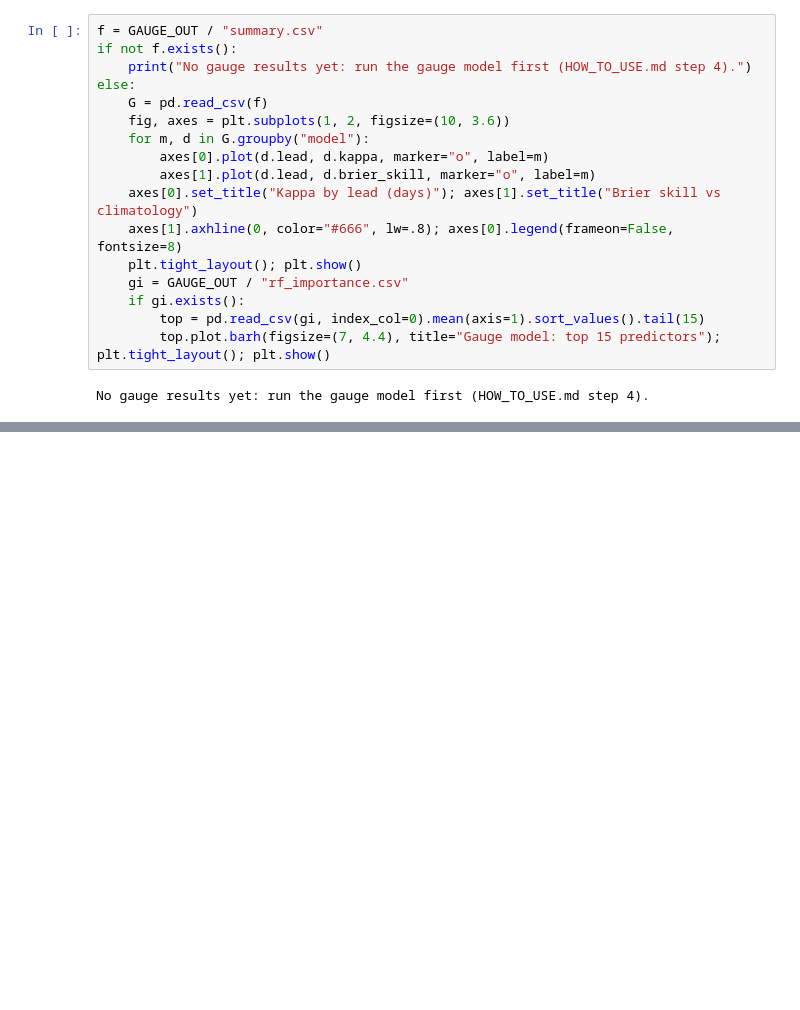
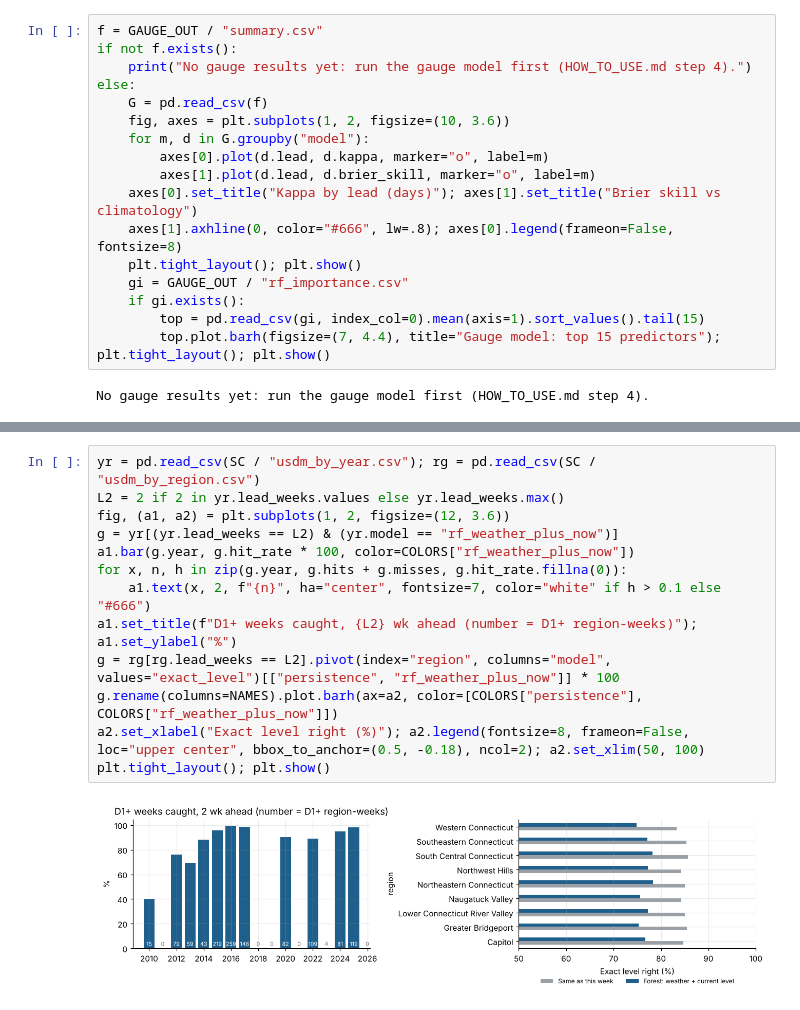
Before and after one commit to wchoo30/YPI-test, a Jupyter notebook: drought_rf/results.ipynb, the cells around one changed output, grey strips where cells are left out. Cells and saved outputs as stored; diff of their text form; blank space fills up the shorter version.

```diff
--- a/drought_rf/results.ipynb
+++ b/drought_rf/results.ipynb
@@ -158,0 +228,15 @@ No gauge results yet: run the gauge model first (HOW_TO_USE.md step 4).
+# %%
+yr = pd.read_csv(SC / "usdm_by_year.csv"); rg = pd.read_csv(SC / "usdm_by_region.csv")
+L2 = 2 if 2 in yr.lead_weeks.values else yr.lead_weeks.max()
+fig, (a1, a2) = plt.subplots(1, 2, figsize=(12, 3.6))
+g = yr[(yr.lead_weeks == L2) & (yr.model == "rf_weather_plus_now")]
+a1.bar(g.year, g.hit_rate * 100, color=COLORS["rf_weather_plus_now"])
+for x, n, h in zip(g.year, g.hits + g.misses, g.hit_rate.fillna(0)):
+    a1.text(x, 2, f"{n}", ha="center", fontsize=7, color="white" if h > 0.1 else "#666")
+a1.set_title(f"D1+ weeks caught, {L2} wk ahead (number = D1+ region-weeks)"); a1.set_ylabel("%")
+g = rg[rg.lead_weeks == L2].pivot(index="region", columns="model", values="exact_level")[["persistence", "rf_weather_plus_now"]] * 100
+g.rename(columns=NAMES).plot.barh(ax=a2, color=[COLORS["persistence"], COLORS["rf_weather_plus_now"]])
+a2.set_xlabel("Exact level right (%)"); a2.legend(fontsize=8, frameon=False, loc="upper center", bbox_to_anchor=(0.5, -0.18), ncol=2); a2.set_xlim(50, 100)
+plt.tight_layout(); plt.show()
+# %% [output]
+[figure, added]
```
Also changed, not shown: parts of 10 cells of this notebook, 9 other files.
